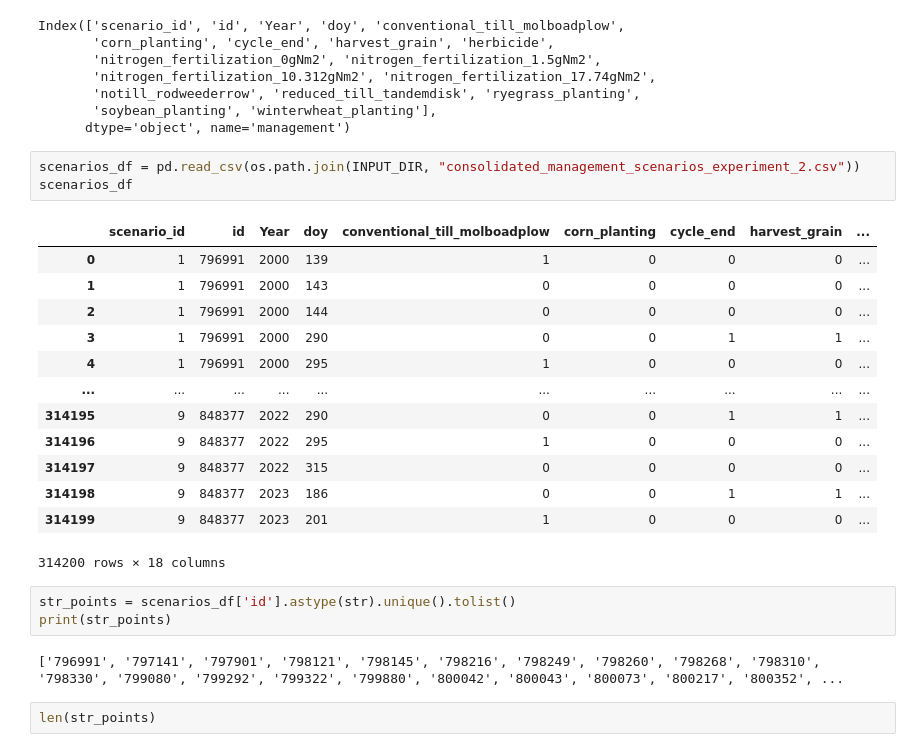
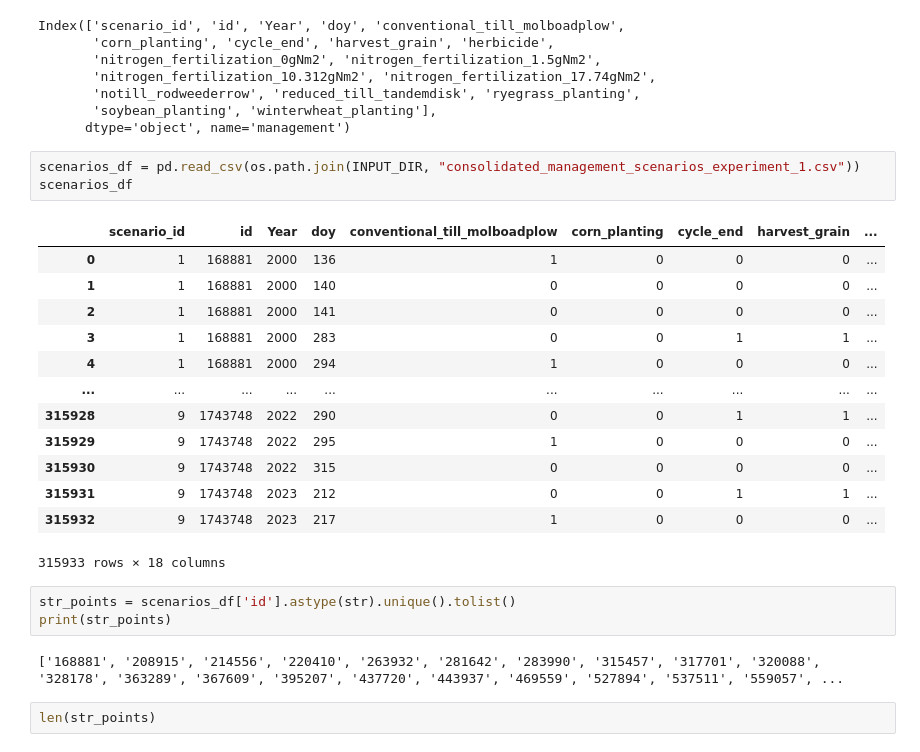
Before and after one commit to dwij2212/kgml-daycent, a Jupyter notebook: lib/data_prep_new.ipynb, the cells around one changed output. Drawn from its saved outputs; the diff is of its cells as text.

Commit message:
running experiments on new data

```diff
--- a/lib/data_prep_new.ipynb
+++ b/lib/data_prep_new.ipynb
@@ -414,27 +421,27 @@ Index(['scenario_id', 'id', 'Year', 'doy', 'conventional_till_molboadplow',
        'soybean_planting', 'winterwheat_planting'],
       dtype='object', name='management')
 # %%
-scenarios_df = pd.read_csv(os.path.join(INPUT_DIR, "consolidated_management_scenarios_experiment_2.csv"))
+scenarios_df = pd.read_csv(os.path.join(INPUT_DIR, "consolidated_management_scenarios_experiment_1.csv"))
 scenarios_df
 # %% [output]
 |  | scenario_id | id | Year | doy | conventional_till_molboadplow | corn_planting | cycle_end | harvest_grain | ... |
-| 0 | 1 | 796991 | 2000 | 139 | 1 | 0 | 0 | 0 | ... |
-| 1 | 1 | 796991 | 2000 | 143 | 0 | 0 | 0 | 0 | ... |
-| 2 | 1 | 796991 | 2000 | 144 | 0 | 0 | 0 | 0 | ... |
-| 3 | 1 | 796991 | 2000 | 290 | 0 | 0 | 1 | 1 | ... |
-| 4 | 1 | 796991 | 2000 | 295 | 1 | 0 | 0 | 0 | ... |
+| 0 | 1 | 168881 | 2000 | 136 | 1 | 0 | 0 | 0 | ... |
+| 1 | 1 | 168881 | 2000 | 140 | 0 | 0 | 0 | 0 | ... |
+| 2 | 1 | 168881 | 2000 | 141 | 0 | 0 | 0 | 0 | ... |
+| 3 | 1 | 168881 | 2000 | 283 | 0 | 0 | 1 | 1 | ... |
+| 4 | 1 | 168881 | 2000 | 294 | 1 | 0 | 0 | 0 | ... |
 | ... | ... | ... | ... | ... | ... | ... | ... | ... | ... |
-| 314195 | 9 | 848377 | 2022 | 290 | 0 | 0 | 1 | 1 | ... |
-| 314196 | 9 | 848377 | 2022 | 295 | 1 | 0 | 0 | 0 | ... |
-| 314197 | 9 | 848377 | 2022 | 315 | 0 | 0 | 0 | 0 | ... |
-| 314198 | 9 | 848377 | 2023 | 186 | 0 | 0 | 1 | 1 | ... |
-| 314199 | 9 | 848377 | 2023 | 201 | 1 | 0 | 0 | 0 | ... |
+| 315928 | 9 | 1743748 | 2022 | 290 | 0 | 0 | 1 | 1 | ... |
+| 315929 | 9 | 1743748 | 2022 | 295 | 1 | 0 | 0 | 0 | ... |
+| 315930 | 9 | 1743748 | 2022 | 315 | 0 | 0 | 0 | 0 | ... |
+| 315931 | 9 | 1743748 | 2023 | 212 | 0 | 0 | 1 | 1 | ... |
+| 315932 | 9 | 1743748 | 2023 | 217 | 1 | 0 | 0 | 0 | ... |
-314200 rows × 18 columns
+315933 rows × 18 columns
 # %%
 str_points = scenarios_df['id'].astype(str).unique().tolist()
 print(str_points)
 # %% [output]
-['796991', '797141', '797901', '798121', '798145', '798216', '798249', '798260', '798268', '798310', '798330', '799080', '799292', '799322', '799880', '800042', '800043', '800073', '800217', '800352', ...
+['168881', '208915', '214556', '220410', '263932', '281642', '283990', '315457', '317701', '320088', '328178', '363289', '367609', '395207', '437720', '443937', '469559', '527894', '537511', '559057', ...
 # %%
 len(str_points)
 # %% [output]
```
Also changed, not shown: parts of 10 cells of this notebook, 9 other files.
